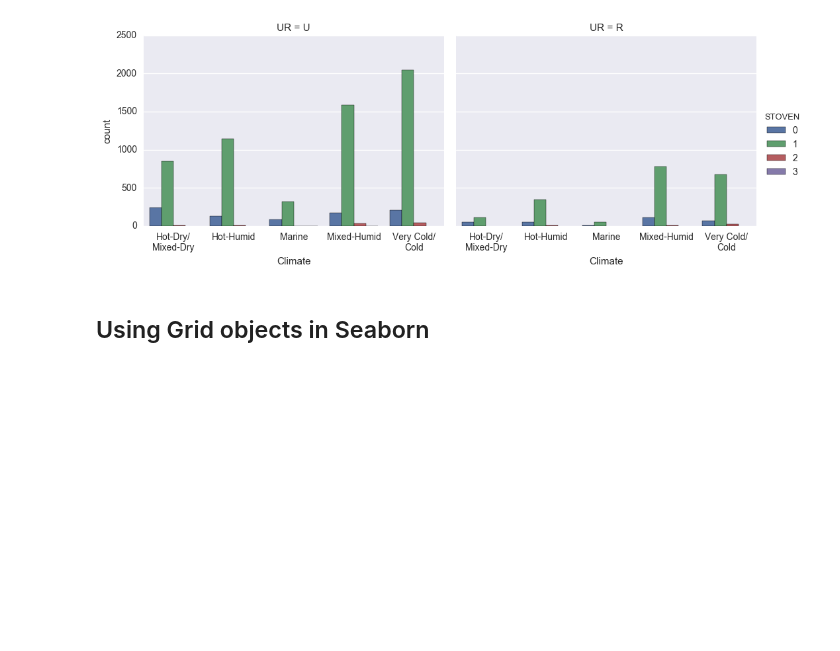
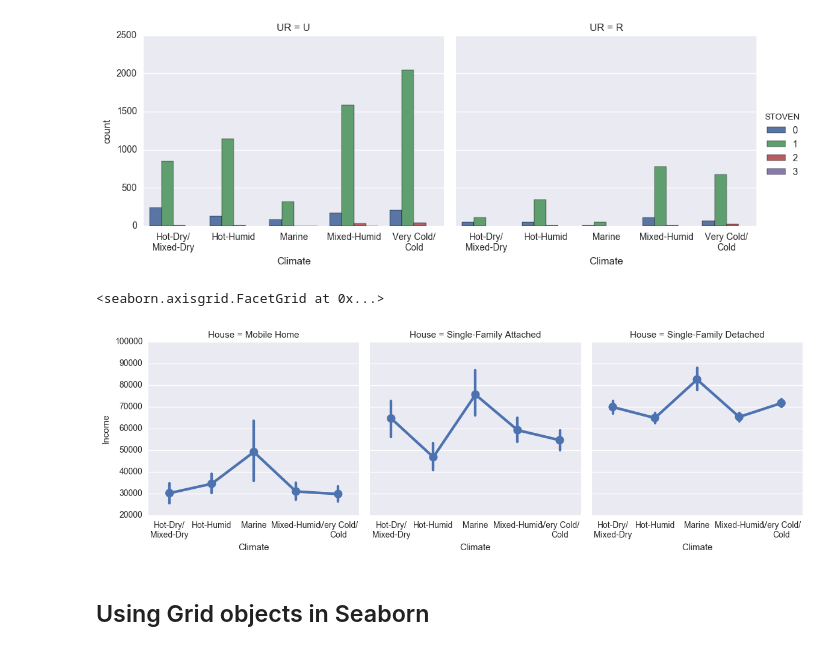
Before and after one commit to gschivley/Visualization-tutorial, a Jupyter notebook: Visualization tutorial.ipynb, the cells around one changed output. Saved outputs shown, nothing was run; the diff lists cells and outputs as text; code cells hidden in the pictures; blank space fills up the shorter version.

Commit message:
More edits & factorplots

```diff
--- a/Visualization tutorial.ipynb
+++ b/Visualization tutorial.ipynb
@@ -222,6 +222,11 @@ sns.factorplot('Climate', data=house, col='UR',
 # %% [output]
 <seaborn.axisgrid.FacetGrid at 0x...>
 [figure]
+# %%
+sns.factorplot('Climate', 'Income', data=house, col='House')
+# %% [output]
+<seaborn.axisgrid.FacetGrid at 0x...>
+[figure, added]
 # %% [markdown]
 ## Using Grid objects in Seaborn
 # %% [markdown]
```
Also changed, not shown: parts of 2 cells of this notebook.
